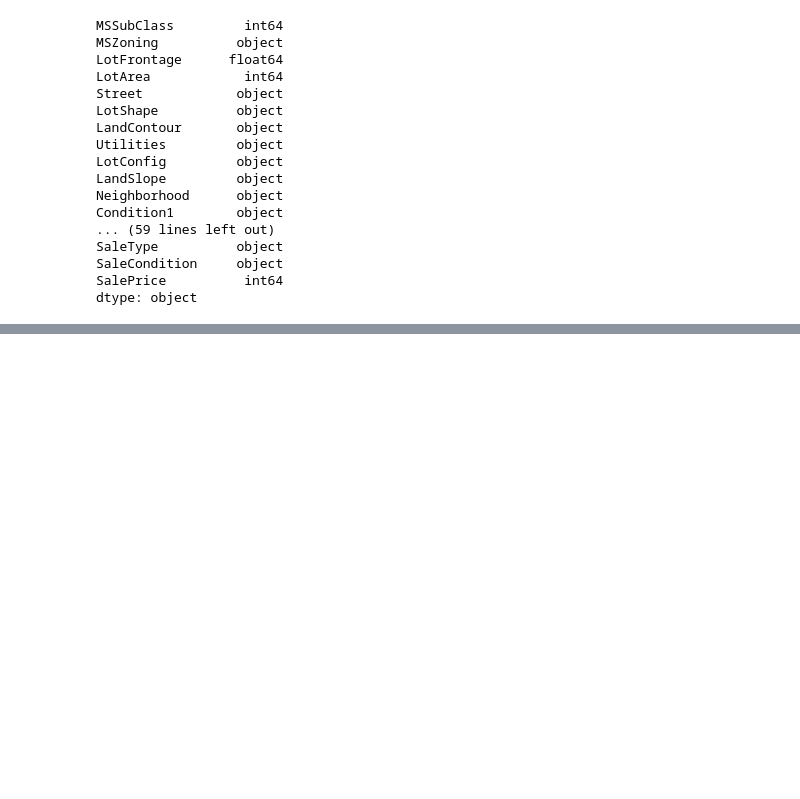
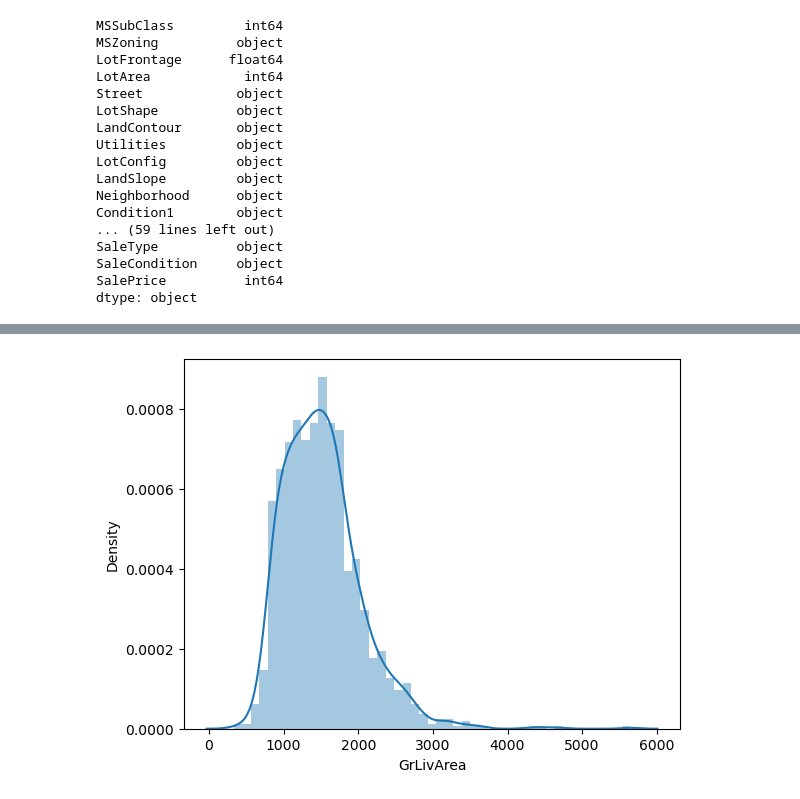
Before and after one commit to SanjayaKumarSahoo/advanced-regression-assignment, a Jupyter notebook: Assignment - Advanced Regression.ipynb, the cells around one changed output, grey strips where cells are left out. Saved outputs shown, nothing was run; the diff lists cells and outputs as text; code cells hidden in the pictures; blank space fills up the shorter version.

```diff
--- a/Assignment - Advanced Regression.ipynb
+++ b/Assignment - Advanced Regression.ipynb
@@ -391,0 +420,6 @@ From above the data looks good and cleaned
+# %%
+plt.figure()
+sns.distplot(housing['GrLivArea'])
+plt.show()
+# %% [output]
+[figure, added]
```
Also changed, not shown: parts of 21 cells of this notebook.
